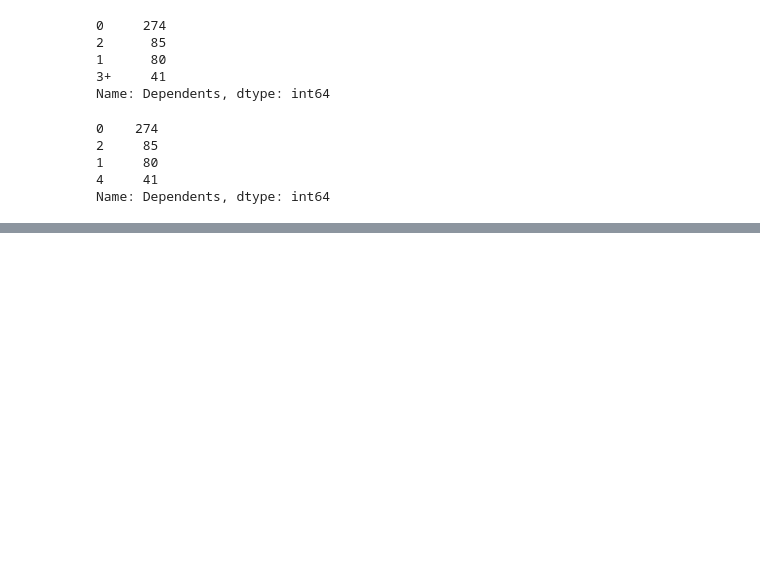
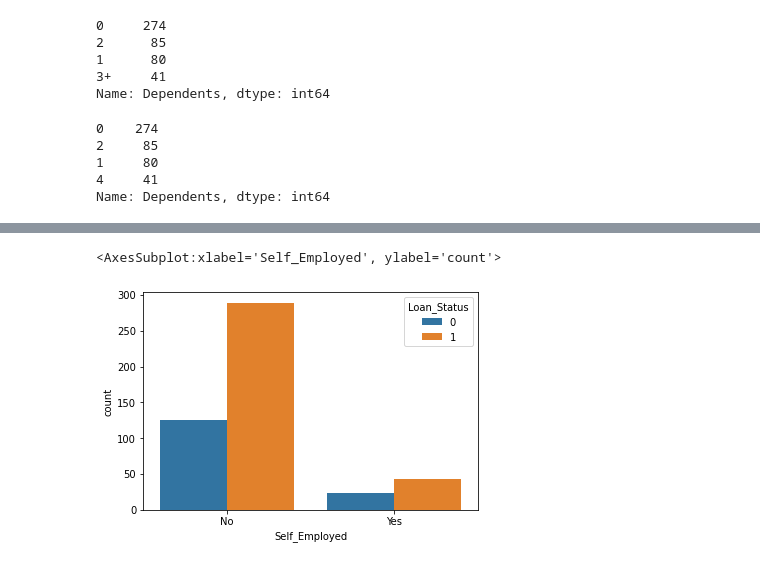
Before and after one commit to AhorIsaac/ml-loan-status-pred, a Jupyter notebook: loan-status-pred.ipynb, the cells around one changed output, grey strips where cells are left out. Cells and saved outputs as stored; diff of their text form; code cells hidden in the pictures; blank space fills up the shorter version.

```diff
--- a/loan-status-pred.ipynb
+++ b/loan-status-pred.ipynb
@@ -118,0 +133,6 @@ Name: Dependents, dtype: int64
+# %%
+# -- self employed & loan status
+sns.countplot(x="Self_Employed", hue="Loan_Status", data=loan_dataset)
+# %% [output]
+<AxesSubplot:xlabel='Self_Employed', ylabel='count'>
+[figure, added]
```
Also changed, not shown: parts of 2 cells of this notebook.
